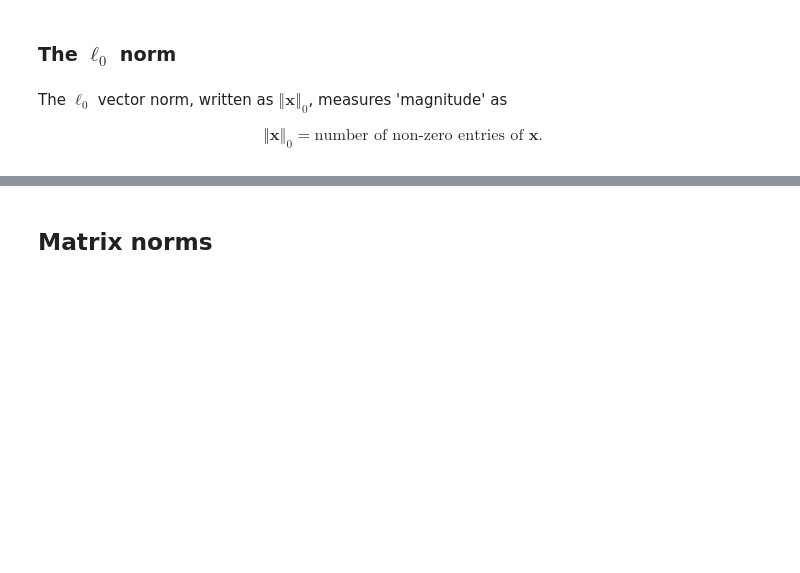
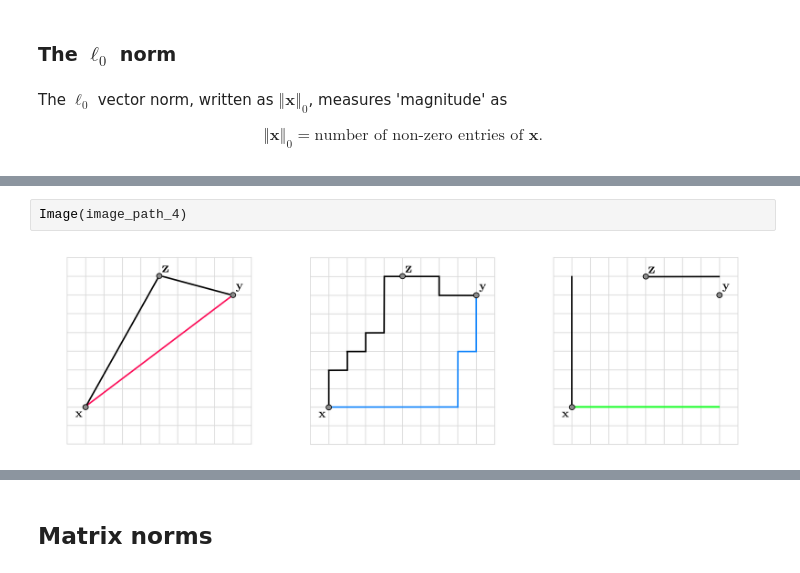
Before and after one commit to neonwatty/machine_learning_refined, a Jupyter notebook: notes/16_Linear_algebra/16_5_Norms.ipynb, the cells around one changed output, grey strips where cells are left out. Saved outputs shown, nothing was run; the diff lists cells and outputs as text; blank space fills up the shorter version.

```diff
--- a/notes/16_Linear_algebra/16_5_Norms.ipynb
+++ b/notes/16_Linear_algebra/16_5_Norms.ipynb
@@ -101,0 +134,4 @@ for $p\geq1$. One can easily verify that with $p=1$, $p=2$, and as $p\longrighta
+# %%
+Image(image_path_4)
+# %% [output]
+[figure, added]
```
Also changed, not shown: parts of 13 cells of this notebook, 4 other files.
